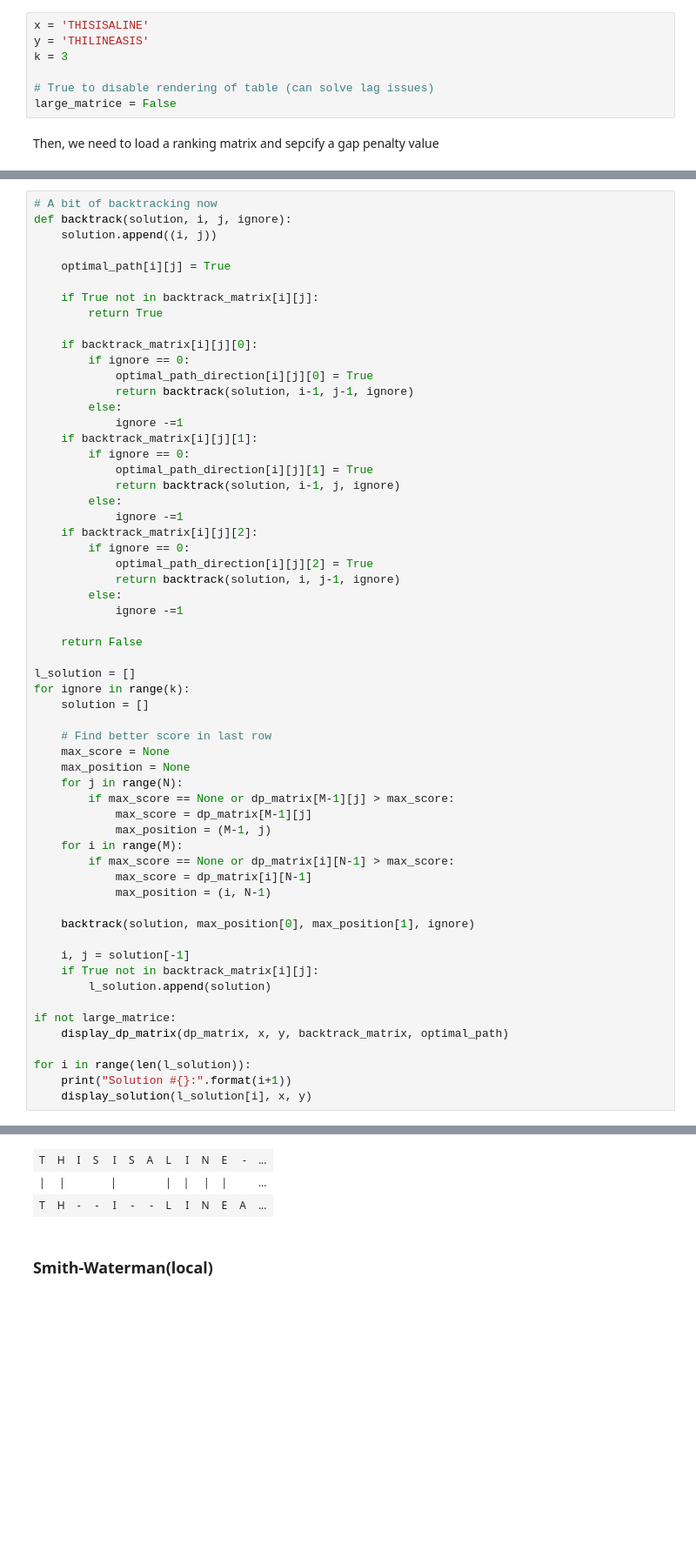
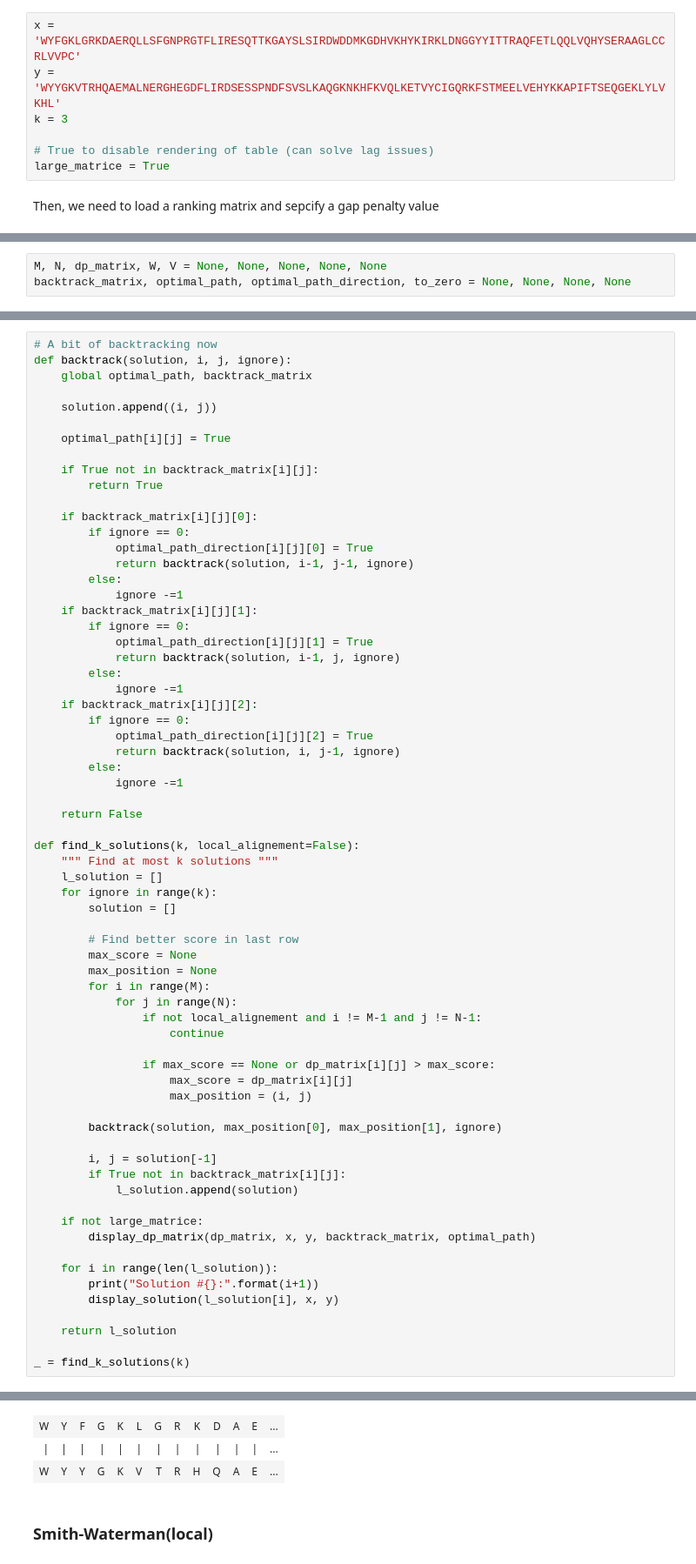
Before and after one commit to T4g1/bioinfo, a Jupyter notebook: Sequence Alignement and Detecting Motifs.ipynb, the cells around one changed output, grey strips where cells are left out. Shown at 87% size. Drawn from its saved outputs; the diff is of its cells as text; blank space fills up the shorter version.

```diff
--- a/Sequence Alignement and Detecting Motifs.ipynb
+++ b/Sequence Alignement and Detecting Motifs.ipynb
@@ -180,10 +178,10 @@ First, please input your sequences here and how many sub-optimal solutions you w
 # %%
-x = 'THISISALINE'
-y = 'THILINEASIS'
+x = 'WYFGKLGRKDAERQLLSFGNPRGTFLIRESQTTKGAYSLSIRDWDDMKGDHVKHYKIRKLDNGGYYITTRAQFETLQQLVQHYSERAAGLCCRLVVPC'
+y = 'WYYGKVTRHQAEMALNERGHEGDFLIRDSESSPNDFSVSLKAQGKNKHFKVQLKETVYCIGQRKFSTMEELVEHYKKAPIFTSEQGEKLYLVKHL'
 k = 3
 
 # True to disable rendering of table (can solve lag issues)
-large_matrice = False
+large_matrice = True
 # %% [markdown]
 Then, we need to load a ranking matrix and sepcify a gap penalty value
 # %%
@@ -193 +193,4 @@ i_gap_penalty = gap_penalty = -10
 e_gap_penalty = -1
+# %%
+M, N, dp_matrix, W, V = None, None, None, None, None
+backtrack_matrix, optimal_path, optimal_path_direction, to_zero = None, None, None, None
@@ -259,6 +296,8 @@ for i in range(1, M):
 # %%
 # A bit of backtracking now
 def backtrack(solution, i, j, ignore):
+    global optimal_path, backtrack_matrix
+
     solution.append((i, j))
 
     optimal_path[i][j] = True
@@ -287,32 +326,38 @@ def backtrack(solution, i, j, ignore):
 
     return False
 
-l_solution = []
-for ignore in range(k):
-    solution = []
+def find_k_solutions(k, local_alignement=False):
+    """ Find at most k solutions """
+    l_solution = []
+    for ignore in range(k):
+        solution = []
 
-    # Find better score in last row
-    max_score = None
-    max_position = None
-    for j in range(N):
-        if max_score == None or dp_matrix[M-1][j] > max_score:
-            max_score = dp_matrix[M-1][j]
-            max_position = (M-1, j)
-    for i in range(M):
-        if max_score == None or dp_matrix[i][N-1] > max_score:
-            max_score = dp_matrix[i][N-1]
-            max_position = (i, N-1)
+        # Find better score in last row
+        max_score = None
+        max_position = None
+        for i in range(M):
+            for j in range(N):
+                if not local_alignement and i != M-1 and j != N-1:
+                    continue
 
-    backtrack(solution, max_position[0], max_position[1], ignore)
+                if max_score == None or dp_matrix[i][j] > max_score:
+                    max_score = dp_matrix[i][j]
+                    max_position = (i, j)
 
-    i, j = solution[-1]
-    if True not in backtrack_matrix[i][j]:
-        l_solution.append(solution)
+        backtrack(solution, max_position[0], max_position[1], ignore)
 
-if not large_matrice:
-    display_dp_matrix(dp_matrix, x, y, backtrack_matrix, optimal_path)
+        i, j = solution[-1]
+        if True not in backtrack_matrix[i][j]:
+            l_solution.append(solution)
 
-for i in range(len(l_solution)):
-    print("Solution #{}:".format(i+1))
-    display_solution(l_solution[i], x, y)
+    if not large_matrice:
+        display_dp_matrix(dp_matrix, x, y, backtrack_matrix, optimal_path)
+
+    for i in range(len(l_solution)):
+        print("Solution #{}:".format(i+1))
+        display_solution(l_solution[i], x, y)
+
+    return l_solution
+
+_ = find_k_solutions(k)
 # %% [output]
@@ -320,6 +364,6 @@ for i in range(len(l_solution)):
 Solution #1:
-| T | H | I | S | I | S | A | L | I | N | E | - | ... |
-| | | | |  |  | | |  |  | | | | | | | | |  | ... |
-| T | H | - | - | I | - | - | L | I | N | E | A | ... |
+| W | Y | F | G | K | L | G | R | K | D | A | E | ... |
+| | | | | | | | | | | | | | | | | | | | | | | | | ... |
+| W | Y | Y | G | K | V | T | R | H | Q | A | E | ... |
 # %% [markdown]
 ### Smith-Waterman(local)
```
Also changed, not shown: parts of 11 cells of this notebook.
